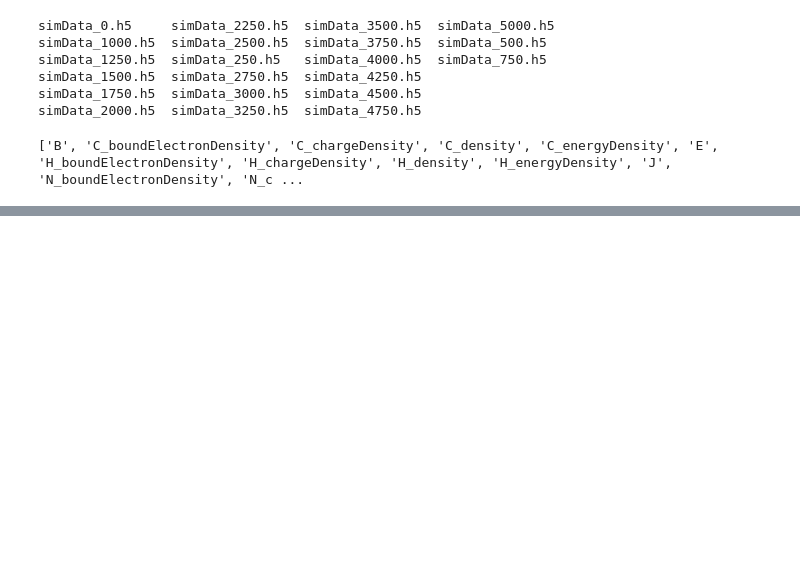
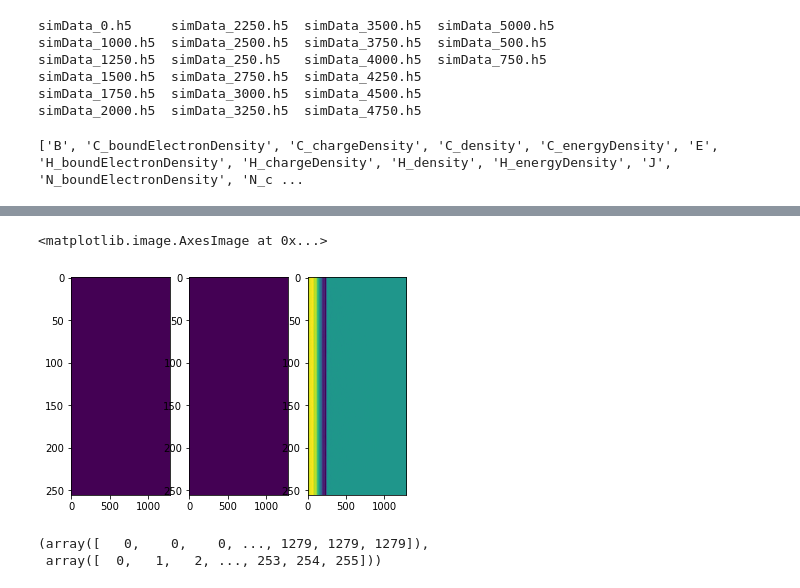
Before and after one commit to pordyna/fdrot, a Jupyter notebook: openPMD_example_data_load.ipynb, the cells around one changed output, grey strips where cells are left out. Cells and saved outputs as stored; diff of their text form; code cells hidden in the pictures; blank space fills up the shorter version.

```diff
--- a/openPMD_example_data_load.ipynb
+++ b/openPMD_example_data_load.ipynb
@@ -37,0 +38,21 @@ plt.imshow(n_e.T, norm = LogNorm(), aspect='auto')
+# %%
+B_x_h5py = f['data/5000/fields/B/x']
+B_y_h5py = f['data/5000/fields/B/y']
+B_z_h5py = f['data/5000/fields/B/z']
+# %%
+B_x = B_x_h5py.value * B_x_h5py.attrs['unitSI']
+B_y = B_y_h5py.value * B_y_h5py.attrs['unitSI']
+B_z = B_z_h5py.value * B_z_h5py.attrs['unitSI']
+# %%
+fig, axis = plt.subplots(1,3)
+axis[0].imshow(B_x.T, aspect='auto')
+axis[1].imshow(B_y.T, aspect='auto')
+axis[2].imshow(B_z.T, aspect='auto')
+# %% [output]
+<matplotlib.image.AxesImage at 0x...>
+[figure, added]
+# %%
+B_z.nonzero()
+# %% [output]
+(array([   0,    0,    0, ..., 1279, 1279, 1279]),
+ array([  0,   1,   2, ..., 253, 254, 255]))
```
Also changed, not shown: parts of 8 cells of this notebook, 2 other files.
